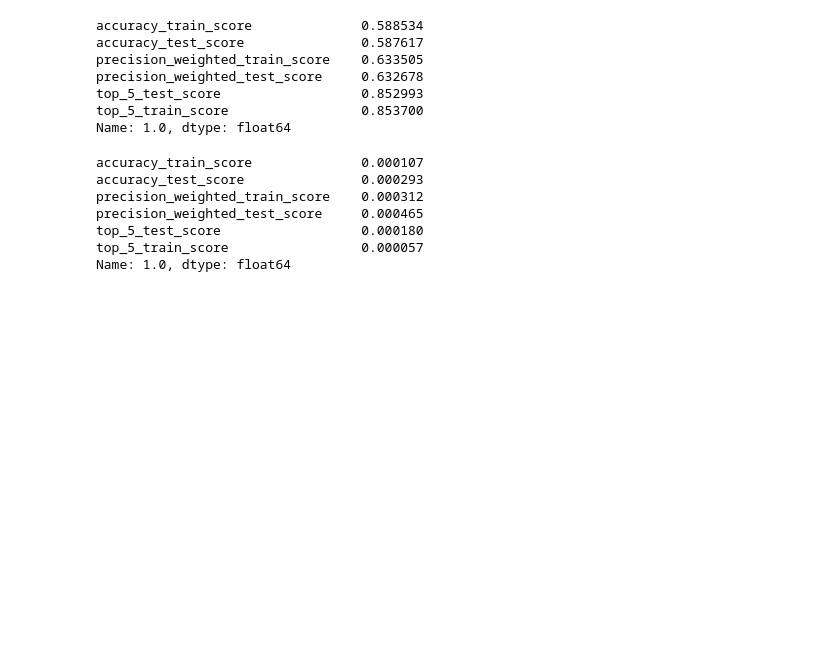
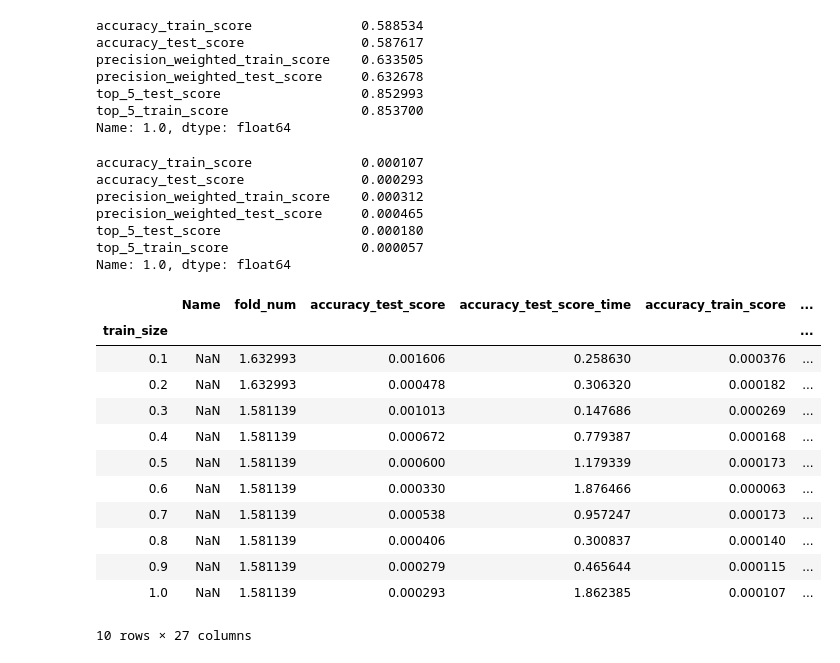
Before and after one commit to teliov/thesis-notebooks, a Jupyter notebook: 07_27_report_plots/nb_baseline.ipynb, the cells around one changed output. Saved outputs shown, nothing was run; the diff lists cells and outputs as text; code cells hidden in the pictures; blank space fills up the shorter version.

```diff
--- a/07_27_report_plots/nb_baseline.ipynb
+++ b/07_27_report_plots/nb_baseline.ipynb
@@ -185,3 +185,19 @@ precision_weighted_test_score     0.000465
 top_5_test_score                  0.000180
 top_5_train_score                 0.000057
 Name: 1.0, dtype: float64
+# %%
+std
+# %% [output]
+|  | Name | fold_num | accuracy_test_score | accuracy_test_score_time | accuracy_train_score | ... |
+| train_size |  |  |  |  |  | ... |
+| 0.1 | NaN | 1.632993 | 0.001606 | 0.258630 | 0.000376 | ... |
+| 0.2 | NaN | 1.632993 | 0.000478 | 0.306320 | 0.000182 | ... |
+| 0.3 | NaN | 1.581139 | 0.001013 | 0.147686 | 0.000269 | ... |
+| 0.4 | NaN | 1.581139 | 0.000672 | 0.779387 | 0.000168 | ... |
+| 0.5 | NaN | 1.581139 | 0.000600 | 1.179339 | 0.000173 | ... |
+| 0.6 | NaN | 1.581139 | 0.000330 | 1.876466 | 0.000063 | ... |
+| 0.7 | NaN | 1.581139 | 0.000538 | 0.957247 | 0.000173 | ... |
+| 0.8 | NaN | 1.581139 | 0.000406 | 0.300837 | 0.000140 | ... |
+| 0.9 | NaN | 1.581139 | 0.000279 | 0.465644 | 0.000115 | ... |
+| 1.0 | NaN | 1.581139 | 0.000293 | 1.862385 | 0.000107 | ... |
+10 rows × 27 columns
```
Also changed, not shown: parts of 4 cells of this notebook, 5 other files.
